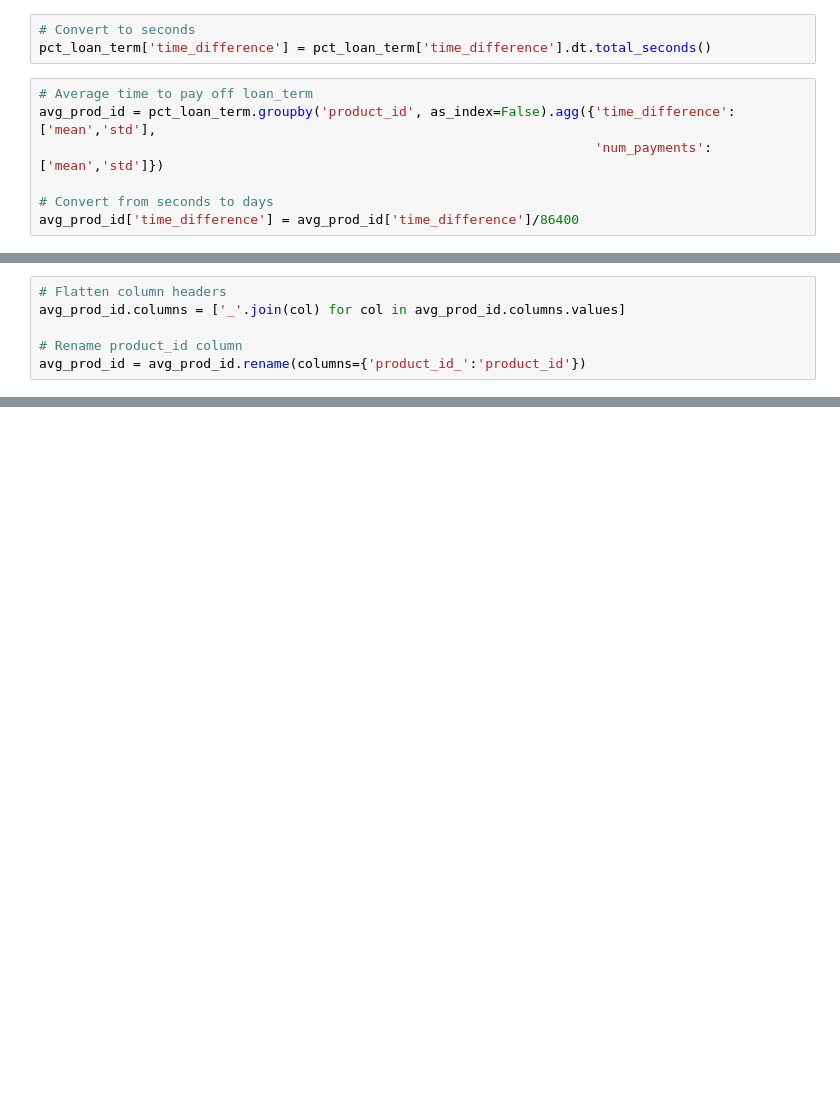
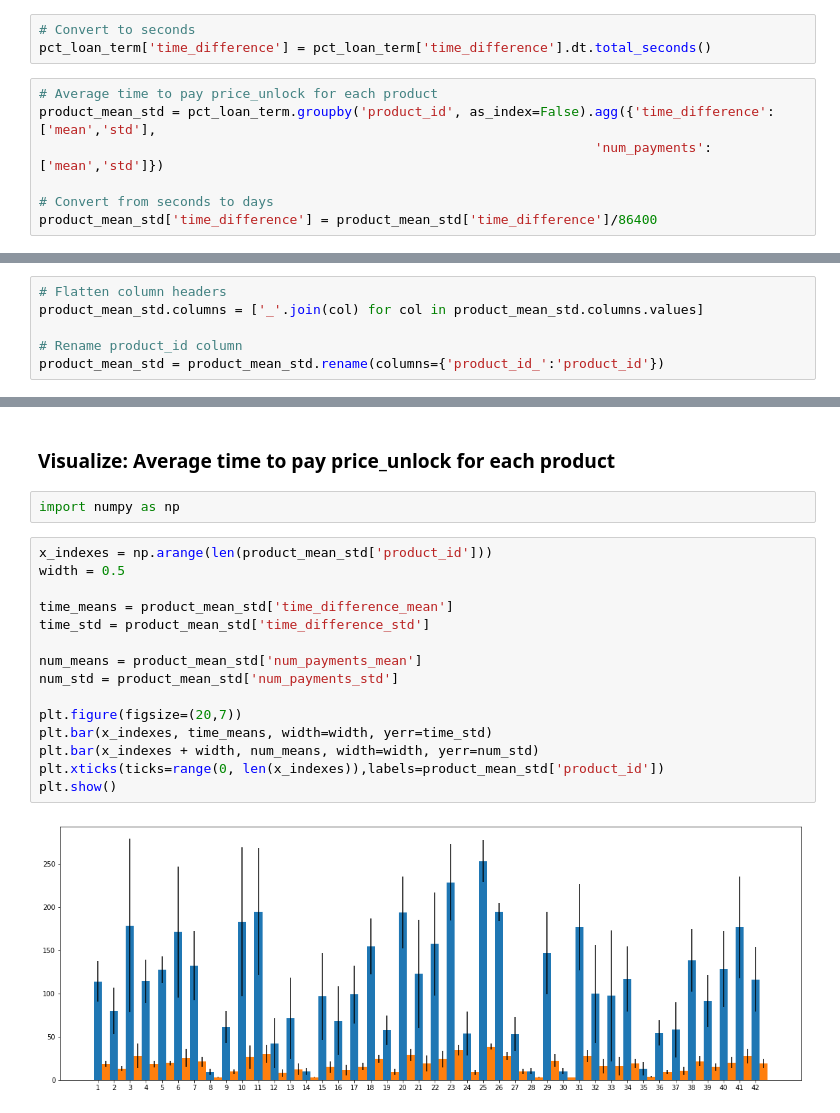
Before and after one commit to lorijta92/payg-solar, a Jupyter notebook: Notebooks/PART2_1-Copy1.ipynb, the cells around one changed output, grey strips where cells are left out. Cells and saved outputs as stored; diff of their text form; blank space fills up the shorter version.

Commit message:
plot

```diff
--- a/Notebooks/PART2_1-Copy1.ipynb
+++ b/Notebooks/PART2_1-Copy1.ipynb
@@ -115,10 +115,10 @@ Most loans are bad back before 50% of the loan term
 # Convert to seconds
 pct_loan_term['time_difference'] = pct_loan_term['time_difference'].dt.total_seconds()
 # %%
-# Average time to pay off loan_term
-avg_prod_id = pct_loan_term.groupby('product_id', as_index=False).agg({'time_difference':['mean','std'],
+# Average time to pay price_unlock for each product
+product_mean_std = pct_loan_term.groupby('product_id', as_index=False).agg({'time_difference':['mean','std'],
                                                                        'num_payments':['mean','std']})
 
 # Convert from seconds to days
-avg_prod_id['time_difference'] = avg_prod_id['time_difference']/86400
+product_mean_std['time_difference'] = product_mean_std['time_difference']/86400
 # %%
@@ -133,8 +133,8 @@ avg_prod_id.head()
 | 4 | 5 | 127.180359 | 15.346760 | 19.750000 | 2.753785 |
 # %%
 # Flatten column headers
-avg_prod_id.columns = ['_'.join(col) for col in avg_prod_id.columns.values]
+product_mean_std.columns = ['_'.join(col) for col in product_mean_std.columns.values]
 
 # Rename product_id column
-avg_prod_id = avg_prod_id.rename(columns={'product_id_':'product_id'})
+product_mean_std = product_mean_std.rename(columns={'product_id_':'product_id'})
 # %%
@@ -146,3 +146,24 @@ avg_prod_id.head()
 | 2 | 3 | 178.599167 | 100.056051 | 27.750000 | 14.244882 |
 | 3 | 4 | 114.088596 | 25.268208 | 18.142857 | 3.716117 |
 | 4 | 5 | 127.180359 | 15.346760 | 19.750000 | 2.753785 |
+# %% [markdown]
+### Visualize: Average time to pay price_unlock for each product
+# %%
+import numpy as np
+# %%
+x_indexes = np.arange(len(product_mean_std['product_id']))
+width = 0.5
+
+time_means = product_mean_std['time_difference_mean']
+time_std = product_mean_std['time_difference_std']
+
+num_means = product_mean_std['num_payments_mean']
+num_std = product_mean_std['num_payments_std']
+
+plt.figure(figsize=(20,7))
+plt.bar(x_indexes, time_means, width=width, yerr=time_std)
+plt.bar(x_indexes + width, num_means, width=width, yerr=num_std)
+plt.xticks(ticks=range(0, len(x_indexes)),labels=product_mean_std['product_id'])
+plt.show()
+# %% [output]
+[figure, added]
```
Also changed, not shown: parts of 2 cells of this notebook.
